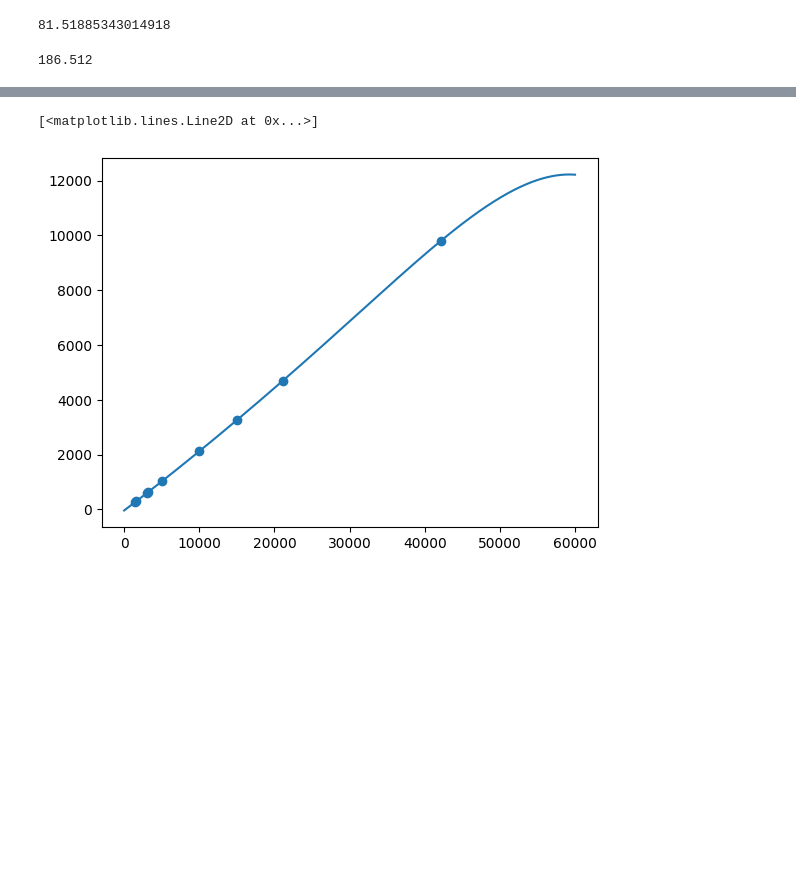
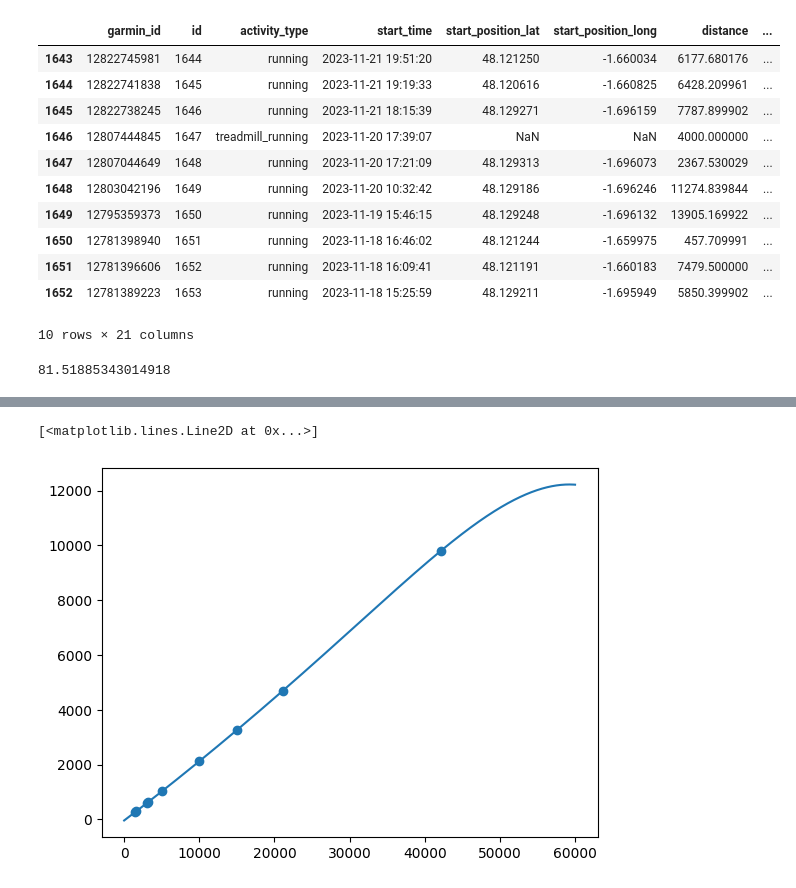
Before and after one commit to julienroulle/stridze-tools, a Jupyter notebook: notebooks/extract_data.ipynb, the cells around one changed output, grey strips where cells are left out. Saved outputs shown, nothing was run; the diff lists cells and outputs as text; code cells hidden in the pictures; blank space fills up the shorter version.

```diff
--- a/notebooks/extract_data.ipynb
+++ b/notebooks/extract_data.ipynb
@@ -58,8 +103,19 @@ df.head(1)
+# %%
+df.tail(10)
+# %% [output]
+|  | garmin_id | id | activity_type | start_time | start_position_lat | start_position_long | distance | ... |
+| 1643 | 12822745981 | 1644 | running | 2023-11-21 19:51:20 | 48.121250 | -1.660034 | 6177.680176 | ... |
+| 1644 | 12822741838 | 1645 | running | 2023-11-21 19:19:33 | 48.120616 | -1.660825 | 6428.209961 | ... |
+| 1645 | 12822738245 | 1646 | running | 2023-11-21 18:15:39 | 48.129271 | -1.696159 | 7787.899902 | ... |
+| 1646 | 12807444845 | 1647 | treadmill_running | 2023-11-20 17:39:07 | NaN | NaN | 4000.000000 | ... |
+| 1647 | 12807044649 | 1648 | running | 2023-11-20 17:21:09 | 48.129313 | -1.696073 | 2367.530029 | ... |
+| 1648 | 12803042196 | 1649 | running | 2023-11-20 10:32:42 | 48.129186 | -1.696246 | 11274.839844 | ... |
+| 1649 | 12795359373 | 1650 | running | 2023-11-19 15:46:15 | 48.129248 | -1.696132 | 13905.169922 | ... |
+| 1650 | 12781398940 | 1651 | running | 2023-11-18 16:46:02 | 48.121244 | -1.659975 | 457.709991 | ... |
+| 1651 | 12781396606 | 1652 | running | 2023-11-18 16:09:41 | 48.121191 | -1.660183 | 7479.500000 | ... |
+| 1652 | 12781389223 | 1653 | running | 2023-11-18 15:25:59 | 48.129211 | -1.695949 | 5850.399902 | ... |
+10 rows × 21 columns
 # %%
 percent_vo2max_to_percent_hrr((df.iloc[0]['average_heart_rate'] - FCR) / (FCM - FCR) * 100)
 # %% [output]
 81.51885343014918
-# %%
-FCM
-# %% [output]
-186.512
```
Also changed, not shown: parts of 22 cells of this notebook, 33 other files.
